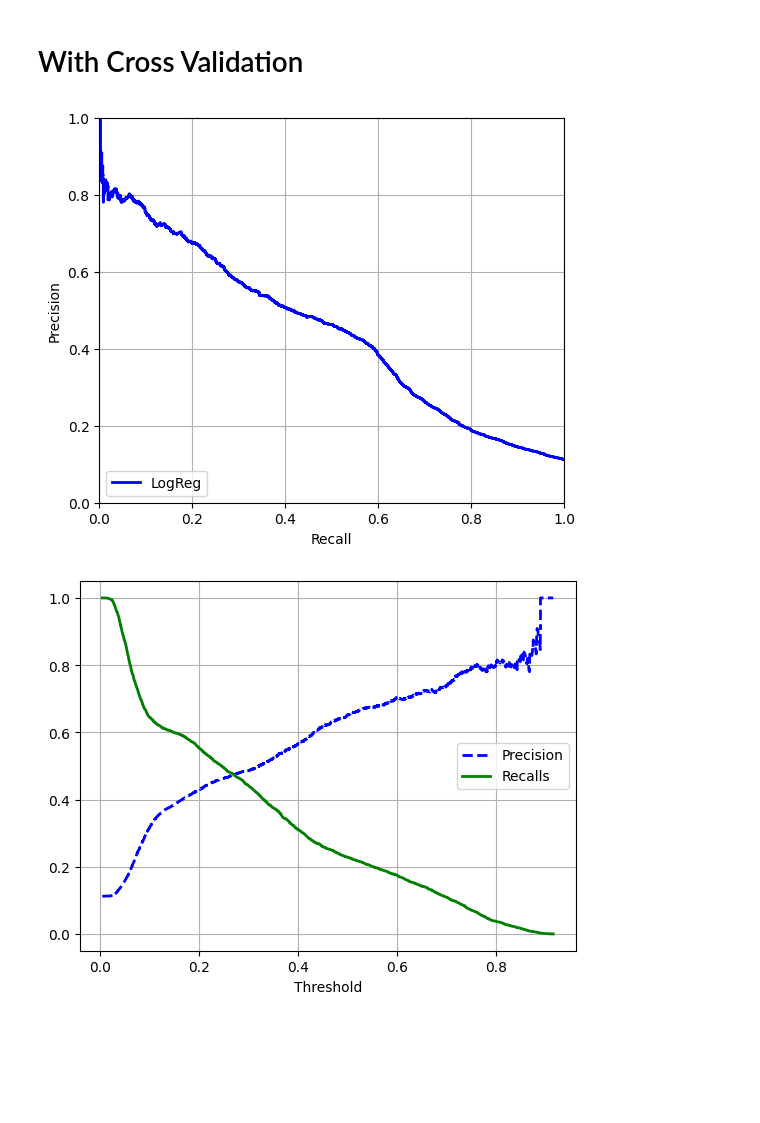
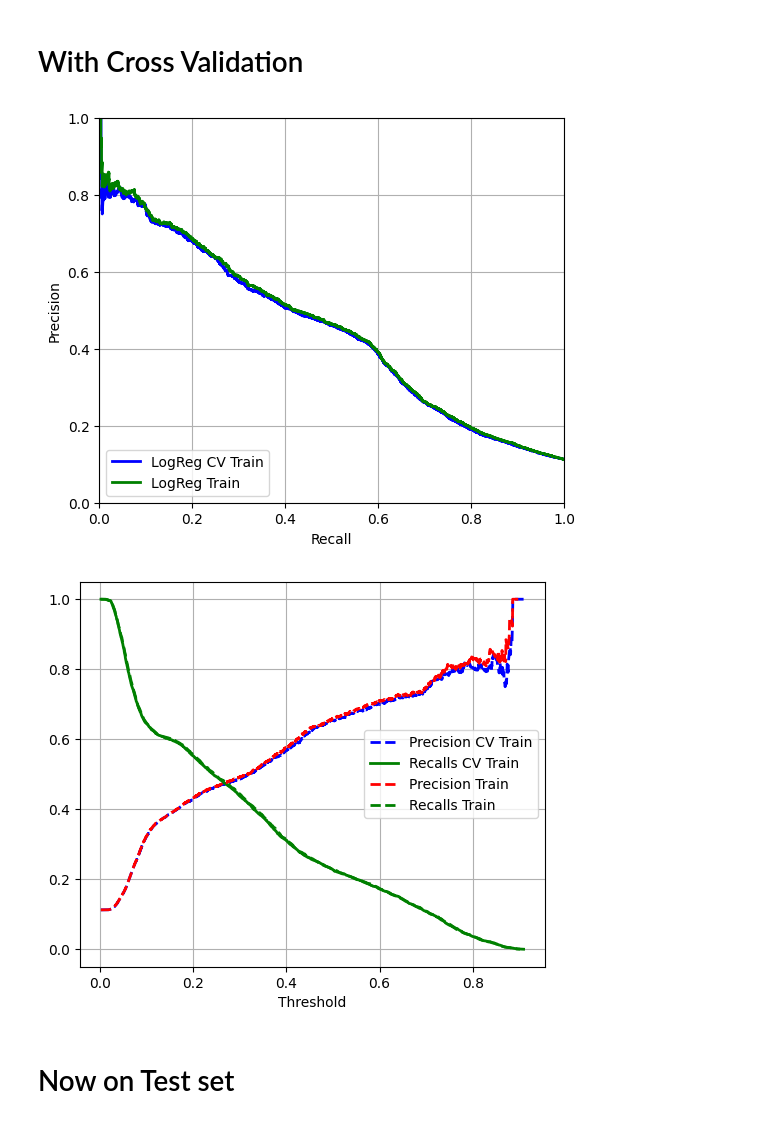
Before and after one commit to elen-ladder/MADS_Bank_Telemarketing, a Jupyter notebook: BankMarketing_Peter.ipynb, the cells around one changed output. Drawn from its saved outputs; the diff is of its cells as text; code cells hidden in the pictures; blank space fills up the shorter version.

```diff
--- a/BankMarketing_Peter.ipynb
+++ b/BankMarketing_Peter.ipynb
@@ -234,0 +231,11 @@ y = bank_data_full["y"].replace(to_replace={'yes': '1', 'no': '0'}).astype(int)
+# %%
+
+#Step 1: copy bank_data_fullto bank_data_full_p
+bank_data_full_p = bank_data_full.copy()
+
+#Step 2: add column based on Pdays
+# Binary indicator
+bank_data_full_p['contacted_before'] = (bank_data_full_p['pdays'] != 999).astype(int)
+
+#step 3: remove column Pdays
+bank_data_full_p = bank_data_full_p.drop(columns=['pdays'])
@@ -235,4 +247,6 @@ y = bank_data_full["y"].replace(to_replace={'yes': '1', 'no': '0'}).astype(int)
 # %%
+X = bank_data_full_p
+
 X.info()
 # %% [output]
 <class 'pandas.core.frame.DataFrame'>
@@ -333,13 +348,13 @@ Precision:  0.6858108108108109
 # %%
-#Draw curves on test set
-y_test_proba = log_reg.predict_proba(X_test)
+#Draw curves on TRAIN set
+y_train_proba = log_reg.predict_proba(X_train)
 
-precisions_log_reg, recalls_log_reg, thresholds_log_reg = precision_recall_curve(y_test, y_test_proba[:,1])
+train_precisions_lr, train_recalls_lr, train_thresholds_lr = precision_recall_curve(y_train, y_train_proba[:,1])
 
 plt.figure(figsize=(6, 5))
 
 # recall vs precision
-plt.plot(recalls_log_reg, precisions_log_reg, "b-", linewidth=2, label="LogReg")
+plt.plot(train_recalls_lr, train_precisions_lr, "b-", linewidth=2, label="LogReg Train")
 plt.xlabel("Recall")
 plt.ylabel("Precision")
 plt.axis([0, 1, 0, 1])
@@ -348,8 +363,8 @@ plt.legend(loc="lower left")
 plt.show()
 
 # recall and precision vs thresholds
-plt.plot(thresholds_log_reg, precisions_log_reg[:-1], "b--", label="Precision", linewidth=2)
-plt.plot(thresholds_log_reg, recalls_log_reg[:-1], "g-", label="Recalls", linewidth=2)
+plt.plot(train_thresholds_lr, train_precisions_lr[:-1], "b--", label="Precision Train", linewidth=2)
+plt.plot(train_thresholds_lr, train_recalls_lr[:-1], "g-", label="Recalls Train", linewidth=2)
 plt.grid()
 plt.xlabel("Threshold")
 plt.legend(loc="center right")
@@ -361,31 +376,36 @@ plt.show()
 # With Cross Validation
 # %%
 #LogisticRegression cross validated predict probalities on TRAINING set
-y_train_proba_crossval_logreg = cross_val_predict(log_reg, X_train, y_train, cv=5, method="predict_proba")
+y_train_proba_lr_cv = cross_val_predict(log_reg, X_train, y_train, cv=10, method="predict_proba")
 # %%
 # Draw the Curve(s)
-precisions_logreg, recalls_logreg, thresholds_logreg = precision_recall_curve(y_train, y_train_proba_crossval_logreg[:, 1])
-
-plt.figure(figsize=(6, 5))
+train_precisions_lr_cv, train_recalls_lr_cv, train_thresholds_lr_cv = precision_recall_curve(y_train, y_train_proba_lr_cv[:, 1])
 
 # recall vs precision
-plt.plot(recalls_logreg, precisions_logreg, "b-", linewidth=2, label="LogReg")
+plt.figure(figsize=(6, 5))
+plt.plot(train_recalls_lr_cv, train_precisions_lr_cv, "b-", linewidth=2, label="LogReg CV Train")
+plt.plot(train_recalls_lr, train_precisions_lr, "g-", linewidth=2, label="LogReg Train")
 plt.xlabel("Recall")
 plt.ylabel("Precision")
 plt.axis([0, 1, 0, 1])
 plt.grid()
 plt.legend(loc="lower left")
 plt.show()
 
 # recall and precision vs thresholds
-plt.plot(thresholds_logreg, precisions_logreg[:-1], "b--", label="Precision", linewidth=2)
-plt.plot(thresholds_logreg, recalls_logreg[:-1], "g-", label="Recalls", linewidth=2)
+plt.figure(figsize=(6, 5))
+plt.plot(train_thresholds_lr_cv, train_precisions_lr_cv[:-1], "b--", label="Precision CV Train", linewidth=2)
+plt.plot(train_thresholds_lr_cv, train_recalls_lr_cv[:-1], "g-", label="Recalls CV Train", linewidth=2)
+plt.plot(train_thresholds_lr, train_precisions_lr[:-1], "r--", label="Precision Train", linewidth=2)
+plt.plot(train_thresholds_lr, train_recalls_lr[:-1], "g--", label="Recalls Train", linewidth=2)
 plt.grid()
 plt.xlabel("Threshold")
 plt.legend(loc="center right")
 plt.show()
 # %% [output]
-[figure, old version]
+[figure, new version]
-[figure, old version]
+[figure, new version]
+# %% [markdown]
+# Now on Test set
 # %%
 #LogisticRegression cross validated predict probalities on TEST set
```
Also changed, not shown: parts of 22 cells of this notebook.
